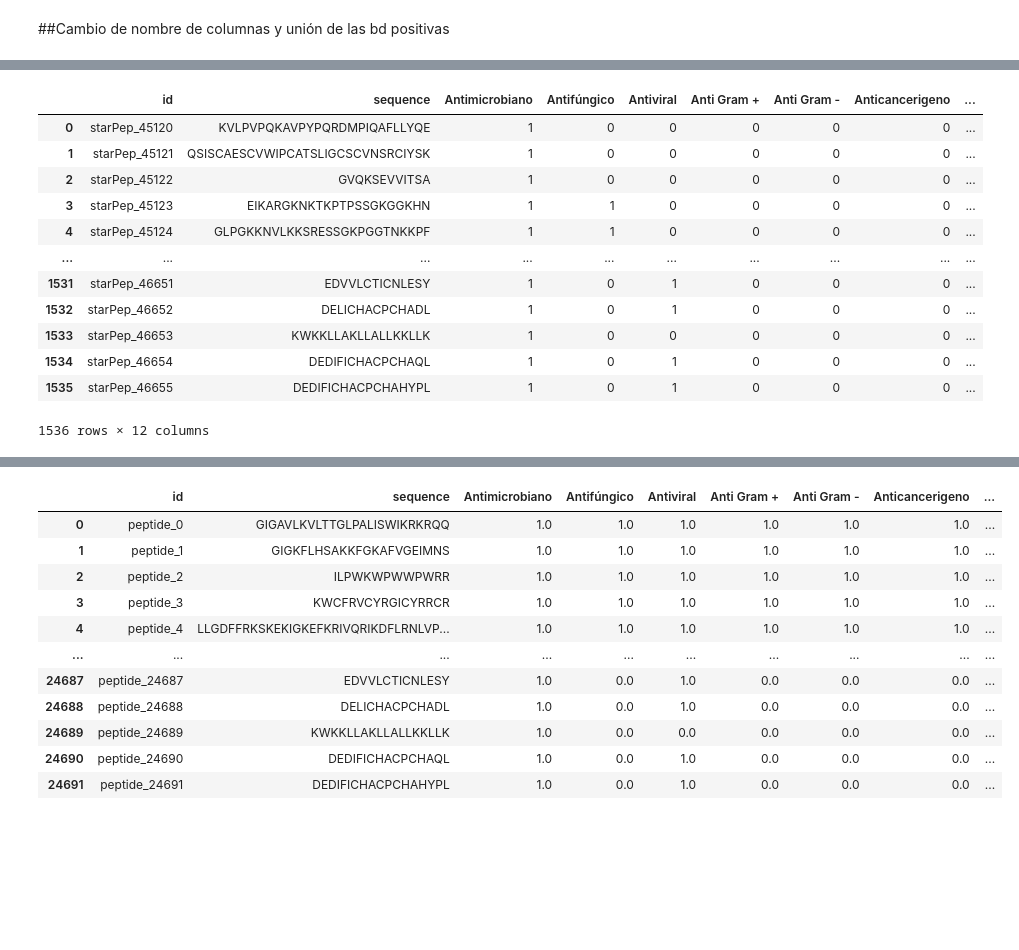
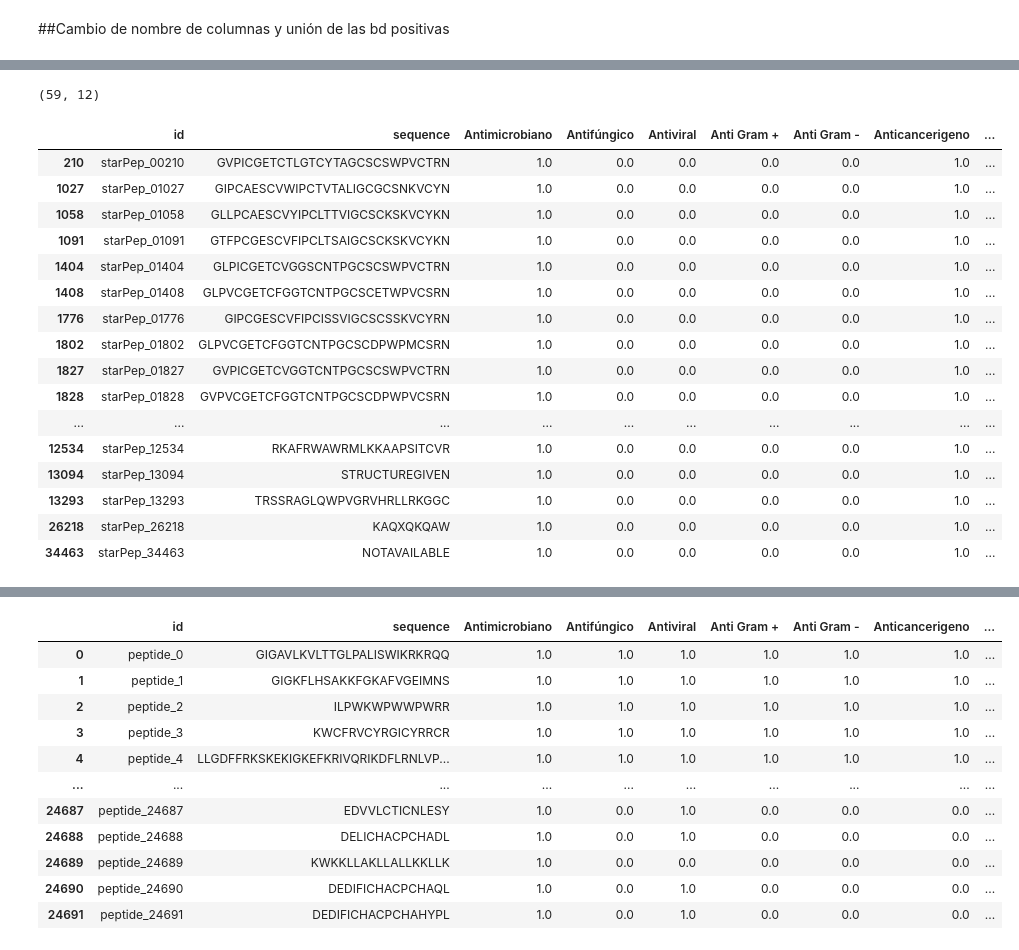
Before and after one commit to sRivera23/Proyecto-integrador, a Jupyter notebook: 01 - Integración y preprocesamiento de datos.ipynb, the cells around one changed output, grey strips where cells are left out. Cells and saved outputs as stored; diff of their text form; code cells hidden in the pictures; blank space fills up the shorter version.

```diff
--- a/01 - Integración y preprocesamiento de datos.ipynb
+++ b/01 - Integración y preprocesamiento de datos.ipynb
@@ -575,18 +521,40 @@ df_combined_unal_sin_repetir
-# %%
-df_combined_unal_sin_repetir_AMP
-# %% [output]
-|  | id | sequence | Antimicrobiano | Antifúngico | Antiviral | Anti Gram + | Anti Gram - | Anticancerigeno | ... |
-| 0 | starPep_45120 | KVLPVPQKAVPYPQRDMPIQAFLLYQE | 1 | 0 | 0 | 0 | 0 | 0 | ... |
-| 1 | starPep_45121 | QSISCAESCVWIPCATSLIGCSCVNSRCIYSK | 1 | 0 | 0 | 0 | 0 | 0 | ... |
-| 2 | starPep_45122 | GVQKSEVVITSA | 1 | 0 | 0 | 0 | 0 | 0 | ... |
-| 3 | starPep_45123 | EIKARGKNKTKPTPSSGKGGKHN | 1 | 1 | 0 | 0 | 0 | 0 | ... |
-| 4 | starPep_45124 | GLPGKKNVLKKSRESSGKPGGTNKKPF | 1 | 1 | 0 | 0 | 0 | 0 | ... |
-| ... | ... | ... | ... | ... | ... | ... | ... | ... | ... |
-| 1531 | starPep_46651 | EDVVLCTICNLESY | 1 | 0 | 1 | 0 | 0 | 0 | ... |
-| 1532 | starPep_46652 | DELICHACPCHADL | 1 | 0 | 1 | 0 | 0 | 0 | ... |
-| 1533 | starPep_46653 | KWKKLLAKLLALLKKLLK | 1 | 0 | 0 | 0 | 0 | 0 | ... |
-| 1534 | starPep_46654 | DEDIFICHACPCHAQL | 1 | 0 | 1 | 0 | 0 | 0 | ... |
-| 1535 | starPep_46655 | DEDIFICHACPCHAHYPL | 1 | 0 | 1 | 0 | 0 | 0 | ... |
-1536 rows × 12 columns
+# %%
+condiciones_principales = (
+    (df_cleaned_starpep['Antimicrobiano'] == 1) &
+    ((df_cleaned_starpep['Anticancerigeno'] == 1) | (df_cleaned_starpep['Antitumoral'] == 1))
+)
+
+condiciones_antimicrobianas = (
+    (df_cleaned_starpep['Antifúngico'] == 0) &
+    (df_cleaned_starpep['Antiviral'] == 0) &
+    (df_cleaned_starpep['Anti Gram +'] == 0) &
+    (df_cleaned_starpep['Anti Gram -'] == 0) &
+    (df_cleaned_starpep['Antibacteriano'] == 0) &
+    (df_cleaned_starpep['AntiVIH'] == 0) &
+    (df_cleaned_starpep['Antiparasitario'] == 0)
+)
+# %%
+print(df_cleaned_starpep[condiciones_principales & condiciones_antimicrobianas].shape)
+
+df_cleaned_starpep[condiciones_principales & condiciones_antimicrobianas]
+# %% [output]
+(59, 12)
+|  | id | sequence | Antimicrobiano | Antifúngico | Antiviral | Anti Gram + | Anti Gram - | Anticancerigeno | ... |
+| 210 | starPep_00210 | GVPICGETCTLGTCYTAGCSCSWPVCTRN | 1.0 | 0.0 | 0.0 | 0.0 | 0.0 | 1.0 | ... |
+| 1027 | starPep_01027 | GIPCAESCVWIPCTVTALIGCGCSNKVCYN | 1.0 | 0.0 | 0.0 | 0.0 | 0.0 | 1.0 | ... |
+| 1058 | starPep_01058 | GLLPCAESCVYIPCLTTVIGCSCKSKVCYKN | 1.0 | 0.0 | 0.0 | 0.0 | 0.0 | 1.0 | ... |
+| 1091 | starPep_01091 | GTFPCGESCVFIPCLTSAIGCSCKSKVCYKN | 1.0 | 0.0 | 0.0 | 0.0 | 0.0 | 1.0 | ... |
+| 1404 | starPep_01404 | GLPICGETCVGGSCNTPGCSCSWPVCTRN | 1.0 | 0.0 | 0.0 | 0.0 | 0.0 | 1.0 | ... |
+| 1408 | starPep_01408 | GLPVCGETCFGGTCNTPGCSCETWPVCSRN | 1.0 | 0.0 | 0.0 | 0.0 | 0.0 | 1.0 | ... |
+| 1776 | starPep_01776 | GIPCGESCVFIPCISSVIGCSCSSKVCYRN | 1.0 | 0.0 | 0.0 | 0.0 | 0.0 | 1.0 | ... |
+| 1802 | starPep_01802 | GLPVCGETCFGGTCNTPGCSCDPWPMCSRN | 1.0 | 0.0 | 0.0 | 0.0 | 0.0 | 1.0 | ... |
+| 1827 | starPep_01827 | GVPICGETCVGGTCNTPGCSCSWPVCTRN | 1.0 | 0.0 | 0.0 | 0.0 | 0.0 | 1.0 | ... |
+| 1828 | starPep_01828 | GVPVCGETCFGGTCNTPGCSCDPWPVCSRN | 1.0 | 0.0 | 0.0 | 0.0 | 0.0 | 1.0 | ... |
+| ... | ... | ... | ... | ... | ... | ... | ... | ... | ... |
+| 12534 | starPep_12534 | RKAFRWAWRMLKKAAPSITCVR | 1.0 | 0.0 | 0.0 | 0.0 | 0.0 | 1.0 | ... |
+| 13094 | starPep_13094 | STRUCTUREGIVEN | 1.0 | 0.0 | 0.0 | 0.0 | 0.0 | 1.0 | ... |
+| 13293 | starPep_13293 | TRSSRAGLQWPVGRVHRLLRKGGC | 1.0 | 0.0 | 0.0 | 0.0 | 0.0 | 1.0 | ... |
+| 26218 | starPep_26218 | KAQXQKQAW | 1.0 | 0.0 | 0.0 | 0.0 | 0.0 | 1.0 | ... |
+| 34463 | starPep_34463 | NOTAVAILABLE | 1.0 | 0.0 | 0.0 | 0.0 | 0.0 | 1.0 | ... |
 # %%
 #Combinar dfs
```
Also changed, not shown: parts of 22 cells of this notebook.
